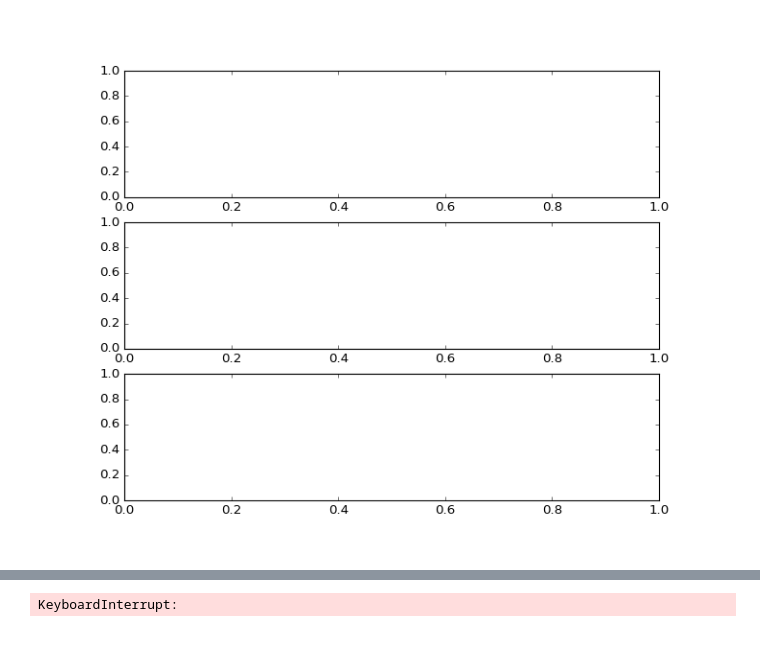
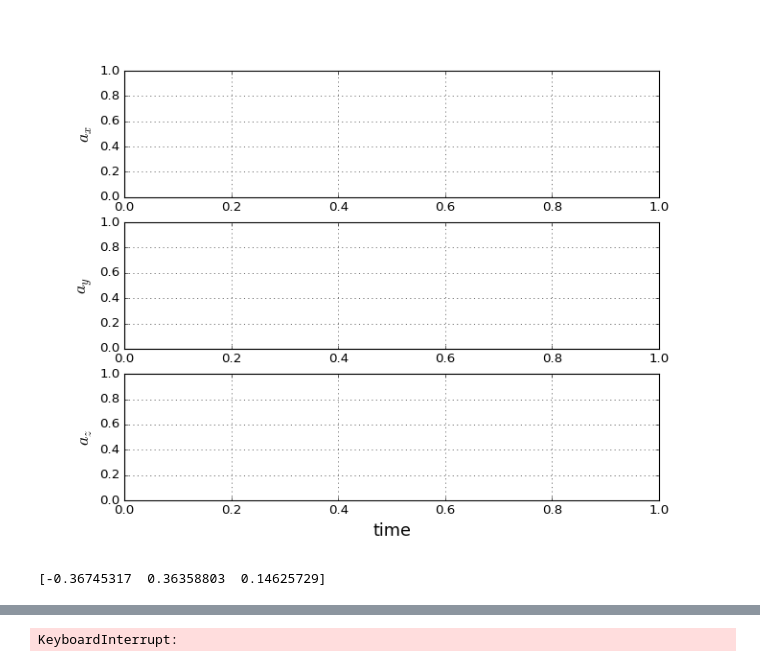
Before and after one commit to lakubis/jyu-learn, a Jupyter notebook: Measuring techniques/Arduino_project/python_serial.ipynb, the cells around one changed output, grey strips where cells are left out. Drawn from its saved outputs; the diff is of its cells as text; code cells hidden in the pictures.

```diff
--- a/Measuring techniques/Arduino_project/python_serial.ipynb
+++ b/Measuring techniques/Arduino_project/python_serial.ipynb
@@ -76,13 +16,4 @@ def serial2coors(message):
 # %%
-#%matplotlib widget
-# Now we are going to make a code to plot things
-#ax = plt.figure(figsize = (6,6)).add_subplot(projection='3d')
-fig, axs = plt.subplots(nrows = 3, ncols = 1,figsize= (9,7))
-
-#x0 = np.array([0,0]) # Defining initial position
-#v0 = np.array([0,0]) # Defining initial velocity
-#a0 = np.array([0,0])
-
 x0 = np.array([0,0,0]) # Defining initial position
 v0 = np.array([0,0,0]) # Defining initial velocity
 a0 = np.array([0,0,0])
@@ -91,25 +22,42 @@ a0 = np.array([0,0,0])
 x_list = []
 v_list = []
 a_list = []
+a_avg5_list = []
 
-butt_state_list = []
+butt_state_list = [] # Store button state
 
 x_list.append(x0)
 v_list.append(v0)
 a_list.append(a0)
+a_avg5_list.append(a0)
 
 
-dt = 1e-3*1 #ms
-
-
-#ax.set_xlabel("$x$", fontsize = 16)
-#ax.set_ylabel("$y$", fontsize = 16)
-#ax.set_zlabel("$z$", fontsize = 16)
-#ax.set_xlim([-1,1])
-#ax.set_ylim([-1,1])
-#ax.set_zlim([-1,1])
-
-plt.ion()
-plt.show()
+dt = 1e-3*10 # miliseconds to second
-# %% [output]
-[figure, removed]
+# %%
+%matplotlib widget
+
+# Now we are going to make a code to plot things
+#ax = plt.figure(figsize = (6,6)).add_subplot(projection='3d')
+fig, axs = plt.subplots(nrows = 3, ncols = 1,figsize= (9,7)) # Create three rows, 1 axis each
+
+axs[0].set_ylabel("$a_x$", fontsize = 16)
+axs[1].set_ylabel("$a_y$", fontsize = 16)
+axs[2].set_ylabel("$a_z$", fontsize = 16)
+axs[2].set_xlabel("time", fontsize = 16)
+axs[0].grid(True)
+axs[1].grid(True)
+axs[2].grid(True)
+
+
+plt.ion()
+plt.show()
+# %% [output]
+[figure, added]
+# %%
+# Calibration part of the code
+calibration_info = calibrate(arduino, sample_size= 1000)
+
+accel_offset = calibration_info['offset'] # To store the offset
+print(accel_offset)
+# %% [output]
+[-0.36745317  0.36358803  0.14625729]
```
Also changed, not shown: parts of 17 cells of this notebook, 5 other files.
